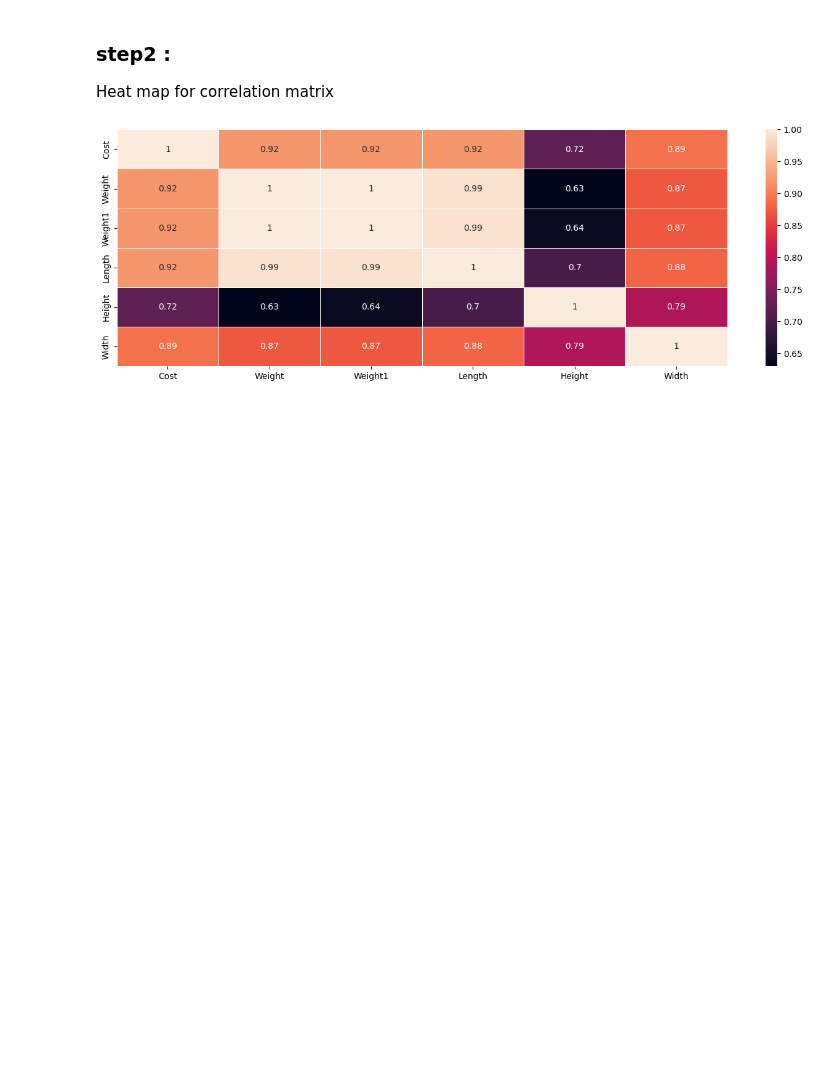
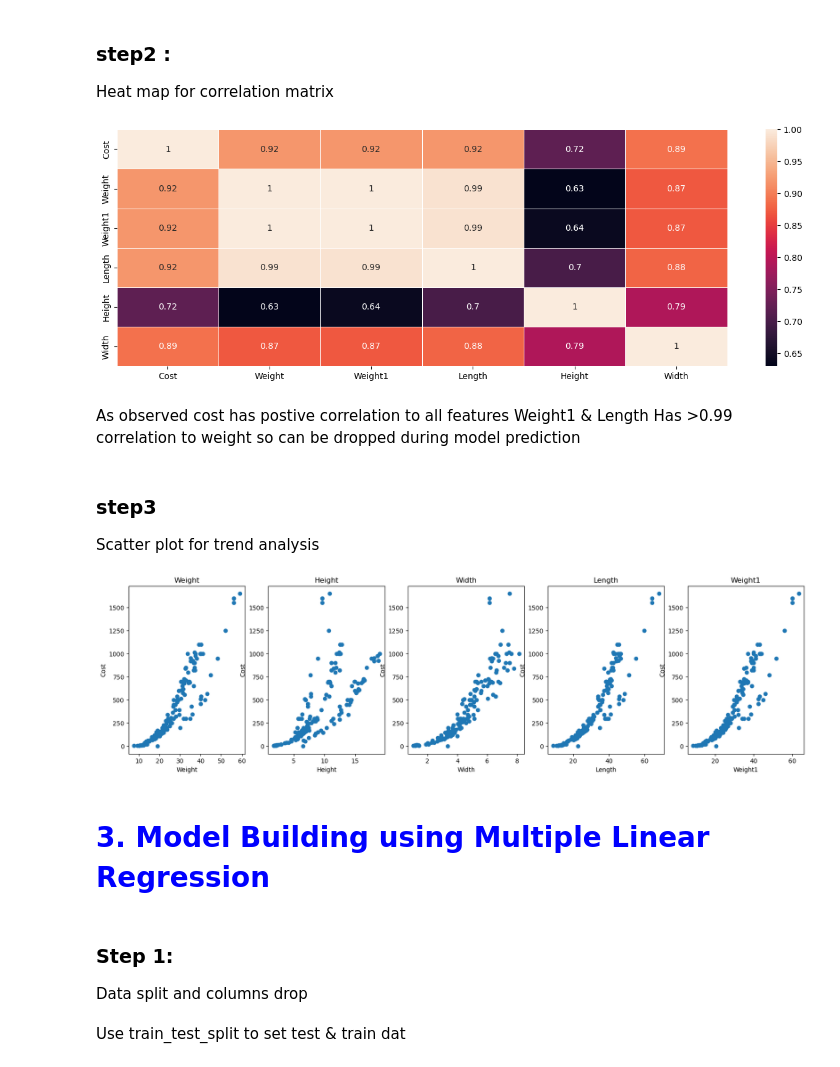
Before and after one commit to preethibosco/AIML, a Jupyter notebook: regression/BagCostPrediction.ipynb, the cells around one changed output. Drawn from its saved outputs; the diff is of its cells as text; code cells hidden in the pictures; blank space fills up the shorter version.

Commit message:
PLotting of graphs

```diff
--- a/regression/BagCostPrediction.ipynb
+++ b/regression/BagCostPrediction.ipynb
@@ -200,3 +200,31 @@ ax = sns.heatmap(data=correlation_matrix, annot=True,linewidths=.5)
 plt.show()
 # %% [output]
 [figure]
+# %% [markdown]
+As observed cost has postive correlation to all features
+Weight1 & Length Has >0.99 correlation to weight so can be dropped during model prediction
+# %% [markdown]
+<H3> step3</H3>
+Scatter plot for trend analysis
+# %%
+#scatter plot fortrend analysis
+plt.figure(figsize=(20, 5))
+
+features = ['Weight', 'Height', 'Width', 'Length', 'Weight1']
+target = BagDf['Cost']
+
+for i, col in enumerate(features):
+    plt.subplot(1, len(features) , i+1)
+    x = BagDf[col]
+    y = target
+    plt.scatter(x, y, marker='o')
+    plt.title(col)
+    plt.xlabel(col)
+    plt.ylabel('Cost')
+# %% [output]
+[figure, added]
+# %% [markdown]
+<H1><span style="color: blue;">3. Model Building using Multiple Linear Regression </span></H1>
+# %% [markdown]
+<h3>Step 1:</h3>
+Data split and columns drop
@@ -202,0 +236,2 @@ plt.show()
+# %% [markdown]
+Use train_test_split to set test & train dat
```
Also changed, not shown: parts of 10 cells of this notebook.
